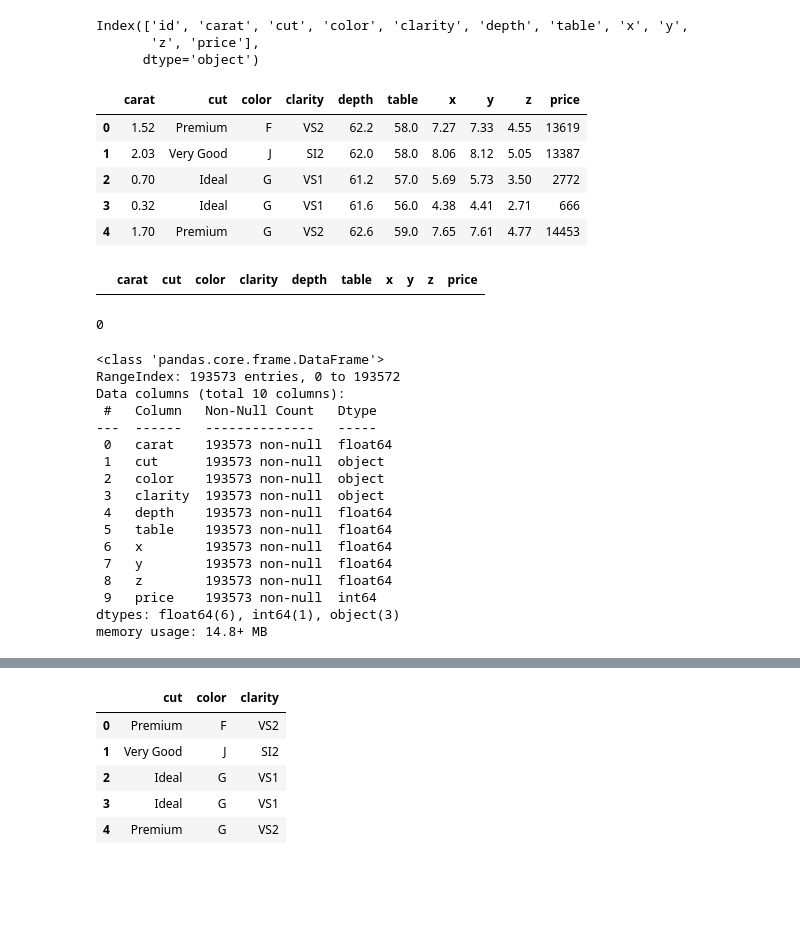
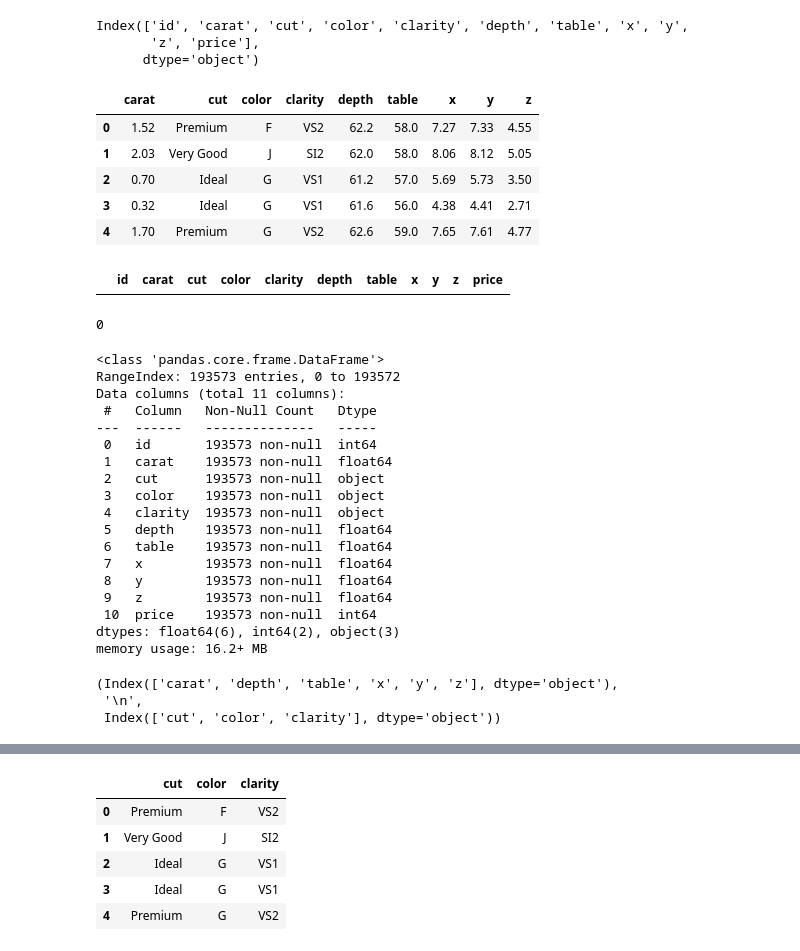
Before and after one commit to sochetan30/mlops-project, a Jupyter notebook: experiments/experiments.ipynb, the cells around one changed output, grey strips where cells are left out. Drawn from its saved outputs; the diff is of its cells as text; code cells hidden in the pictures; blank space fills up the shorter version.

```diff
--- a/experiments/experiments.ipynb
+++ b/experiments/experiments.ipynb
@@ -100,21 +100,23 @@ Index(['id', 'carat', 'cut', 'color', 'clarity', 'depth', 'table', 'x', 'y',
       dtype='object')
 # %%
 # Drop ID column
-data.drop(labels=["id"],axis=1,inplace=True)
+#data.drop(labels=["id"],axis=1,inplace=True)
+X=data.drop(labels=["id","price"],axis=1)
+y=data['price']
 # %%
-data.head()
+X.head()
 # %% [output]
-|  | carat | cut | color | clarity | depth | table | x | y | z | price |
-| 0 | 1.52 | Premium | F | VS2 | 62.2 | 58.0 | 7.27 | 7.33 | 4.55 | 13619 |
-| 1 | 2.03 | Very Good | J | SI2 | 62.0 | 58.0 | 8.06 | 8.12 | 5.05 | 13387 |
-| 2 | 0.70 | Ideal | G | VS1 | 61.2 | 57.0 | 5.69 | 5.73 | 3.50 | 2772 |
-| 3 | 0.32 | Ideal | G | VS1 | 61.6 | 56.0 | 4.38 | 4.41 | 2.71 | 666 |
-| 4 | 1.70 | Premium | G | VS2 | 62.6 | 59.0 | 7.65 | 7.61 | 4.77 | 14453 |
+|  | carat | cut | color | clarity | depth | table | x | y | z |
+| 0 | 1.52 | Premium | F | VS2 | 62.2 | 58.0 | 7.27 | 7.33 | 4.55 |
+| 1 | 2.03 | Very Good | J | SI2 | 62.0 | 58.0 | 8.06 | 8.12 | 5.05 |
+| 2 | 0.70 | Ideal | G | VS1 | 61.2 | 57.0 | 5.69 | 5.73 | 3.50 |
+| 3 | 0.32 | Ideal | G | VS1 | 61.6 | 56.0 | 4.38 | 4.41 | 2.71 |
+| 4 | 1.70 | Premium | G | VS2 | 62.6 | 59.0 | 7.65 | 7.61 | 4.77 |
 # %%
 # Check duplicate for redundancy in data to handle bias
 data[data.duplicated()]
 # %% [output]
-|  | carat | cut | color | clarity | depth | table | x | y | z | price |
+|  | id | carat | cut | color | clarity | depth | table | x | y | z | price |
 # %%
 data.duplicated().sum()
 # %% [output]
@@ -124,21 +126,22 @@ data.info()
 # %% [output]
 <class 'pandas.core.frame.DataFrame'>
 RangeIndex: 193573 entries, 0 to 193572
-Data columns (total 10 columns):
+Data columns (total 11 columns):
  #   Column   Non-Null Count   Dtype
 ---  ------   --------------   -----
- 0   carat    193573 non-null  float64
- 1   cut      193573 non-null  object
- 2   color    193573 non-null  object
- 3   clarity  193573 non-null  object
- 4   depth    193573 non-null  float64
- 5   table    193573 non-null  float64
- 6   x        193573 non-null  float64
- 7   y        193573 non-null  float64
- 8   z        193573 non-null  float64
- 9   price    193573 non-null  int64
-dtypes: float64(6), int64(1), object(3)
-memory usage: 14.8+ MB
+ 0   id       193573 non-null  int64
+ 1   carat    193573 non-null  float64
+ 2   cut      193573 non-null  object
+ 3   color    193573 non-null  object
+ 4   clarity  193573 non-null  object
+ 5   depth    193573 non-null  float64
+ 6   table    193573 non-null  float64
+ 7   x        193573 non-null  float64
+ 8   y        193573 non-null  float64
+ 9   z        193573 non-null  float64
+ 10  price    193573 non-null  int64
+dtypes: float64(6), int64(2), object(3)
+memory usage: 16.2+ MB
 # %%
 # Segregate the features:
 
@@ -150,3 +154,9 @@ num_columns=data.columns[data.dtypes!="object"]
+# %%
+num_columns,'\n',cat_columns
+# %% [output]
+(Index(['carat', 'depth', 'table', 'x', 'y', 'z'], dtype='object'),
+ '\n',
+ Index(['cut', 'color', 'clarity'], dtype='object'))
 # %%
 data[num_columns].head()
 # %% [output]
```
Also changed, not shown: parts of 41 cells of this notebook.
